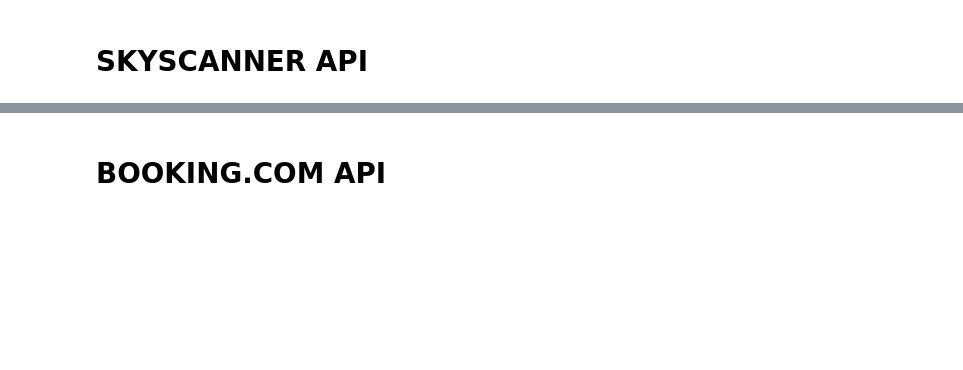
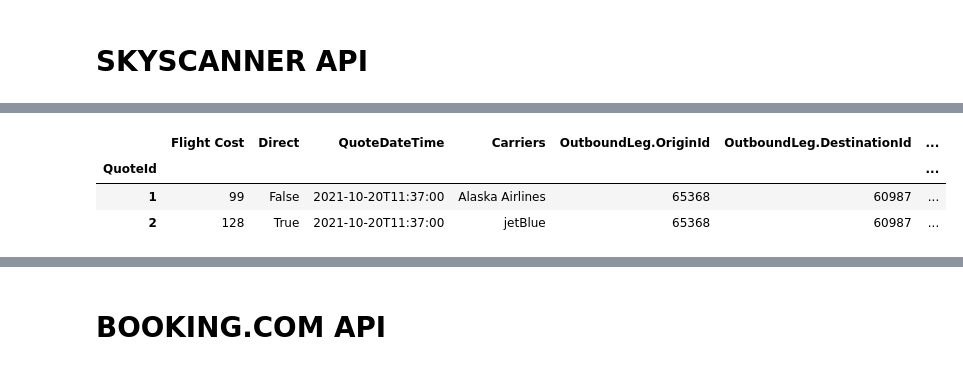
Before and after one commit to marcelacastano/PyTravel, a Jupyter notebook: resources/APIs/api_requests.ipynb, the cells around one changed output, grey strips where cells are left out. Cells and saved outputs as stored; diff of their text form; code cells hidden in the pictures; blank space fills up the shorter version.

```diff
--- a/resources/APIs/api_requests.ipynb
+++ b/resources/APIs/api_requests.ipynb
@@ -165,3 +180,25 @@ flight_quotes_df
+# %%
+# Make changes to dataframe
+
+# Rename columns on dataframe
+flight_quotes_df.rename(columns={'MinPrice': 'Flight Cost', 'OutboundLeg.CarrierIds': 'Carriers'}, inplace=True)
+
+
+# Create loop that transforms the list of carriers for each row into a string
+
+rows =[]
+for item in range(len(flight_quotes_df['Carriers'])):
+    row_values = flight_quotes_df['Carriers'].iloc[item]
+    row_as_string = " ".join(map(str,row_values)) #this turns the list [] into a string with all elements
+    rows.append(row_as_string)
+
+flight_quotes_df['Carriers'] = rows
+flight_quotes_df
+# %% [output]
+|  | Flight Cost | Direct | QuoteDateTime | Carriers | OutboundLeg.OriginId | OutboundLeg.DestinationId | ... |
+| QuoteId |  |  |  |  |  |  | ... |
+| 1 | 99 | False | 2021-10-20T11:37:00 | Alaska Airlines | 65368 | 60987 | ... |
+| 2 | 128 | True | 2021-10-20T11:37:00 | jetBlue | 65368 | 60987 | ... |
 # %%
 # Plot a comparison of the quotes
 
```
Also changed, not shown: parts of 17 cells of this notebook, 3 other files.
